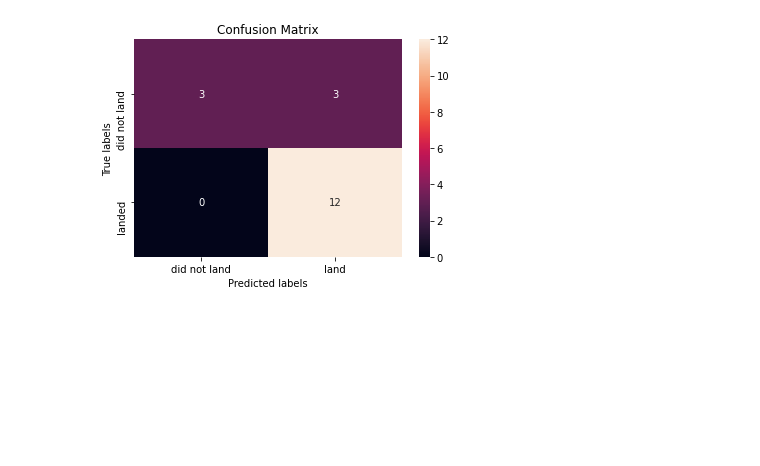
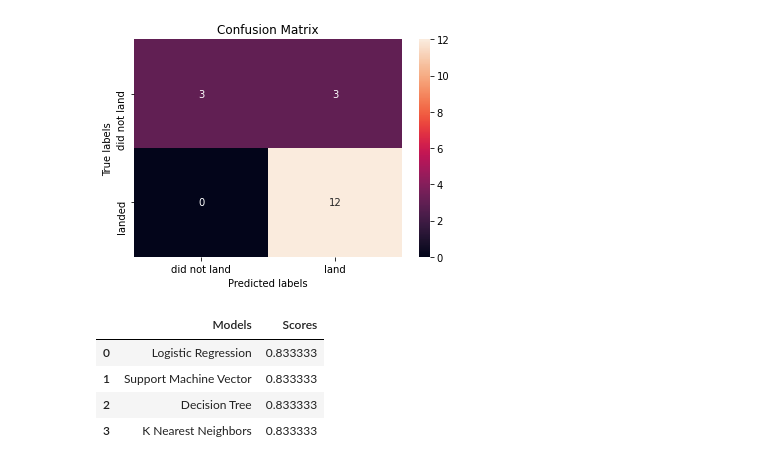
Before and after one commit to rhesabowning/IBM-Data-Science-Program, a Jupyter notebook: Machine Learning Predictive lab.ipynb, the cells around one changed output. Saved outputs shown, nothing was run; the diff lists cells and outputs as text; code cells hidden in the pictures; blank space fills up the shorter version.

```diff
--- a/Machine Learning Predictive lab.ipynb
+++ b/Machine Learning Predictive lab.ipynb
@@ -145,8 +145,8 @@ accuracy : 0.8222222222222223
 #Task 7 - Calculate the accuracy on the test data using the method score:
 svm=SVC(C=1.0, gamma=0.03162277660168379, kernel='sigmoid')
 svm.fit(X_train, Y_train)
-accuracy=svm.score(X_test, Y_test)
-print("SVC Accuracy:", accuracy)
+svm_accuracy=svm.score(X_test, Y_test)
+print("SVC Accuracy:", svm_accuracy)
 # %% [output]
 SVC Accuracy: 0.8333333333333334
 # %%
@@ -246,0 +250,9 @@ plot_confusion_matrix(Y_test,yhat)
+# %%
+df_test_score=pd.DataFrame.from_dict(model_accuracy)
+df_test_score
+# %% [output]
+|  | Models | Scores |
+| 0 | Logistic Regression | 0.833333 |
+| 1 | Support Machine Vector | 0.833333 |
+| 2 | Decision Tree | 0.833333 |
+| 3 | K Nearest Neighbors | 0.833333 |
```
Also changed, not shown: parts of 8 cells of this notebook.
